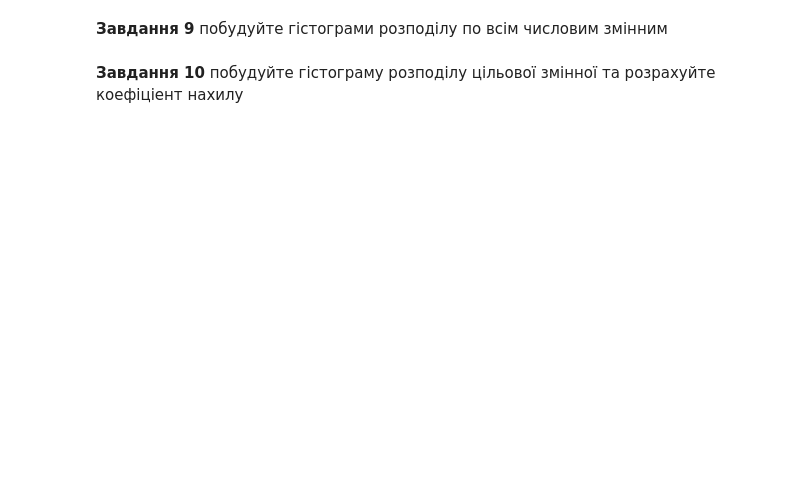
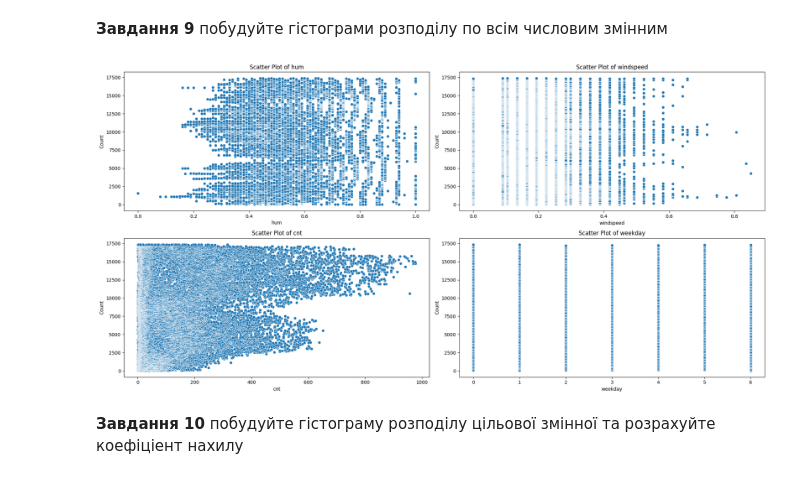
Before and after one commit to VitaliySysak/ai-labs, a Jupyter notebook: main.ipynb, the cells around one changed output. Saved outputs shown, nothing was run; the diff lists cells and outputs as text; code cells hidden in the pictures; blank space fills up the shorter version.

```diff
--- a/main.ipynb
+++ b/main.ipynb
@@ -116,5 +261,7 @@ for variable, subplot in zip(data_categorical, ax.flatten()):
 #Аналіз числових змінних
 # %% [markdown]
 **Завдання 8** виділити числові змінні в окремий датасет
+# %%
+data_numerical = df[["hum", "windspeed", "cnt", "weekday"]].copy()
 # %%
-data_numerical = #your code
+data_numerical
@@ -126,2 +284,13 @@ fig, ax = plt.subplots(2, 2, figsize=(20, 10))
+# %%
+fig, ax = plt.subplots(2, 2, figsize=(20, 10))
+for variable, subplot in zip(data_numerical.columns, ax.flatten()):
+    sns.scatterplot(x=data_numerical[variable], y=data_numerical.index, ax=subplot)
+    subplot.set_ylabel("Count")
+    subplot.set_title(f"Scatter Plot of {variable}")
+
+plt.tight_layout()
+plt.show()
+# %% [output]
+[figure, added]
 # %% [markdown]
 **Завдання 10** побудуйте гістограму розподілу цільової змінної та розрахуйте коефіціент нахилу
```
Also changed, not shown: parts of 53 cells of this notebook.
